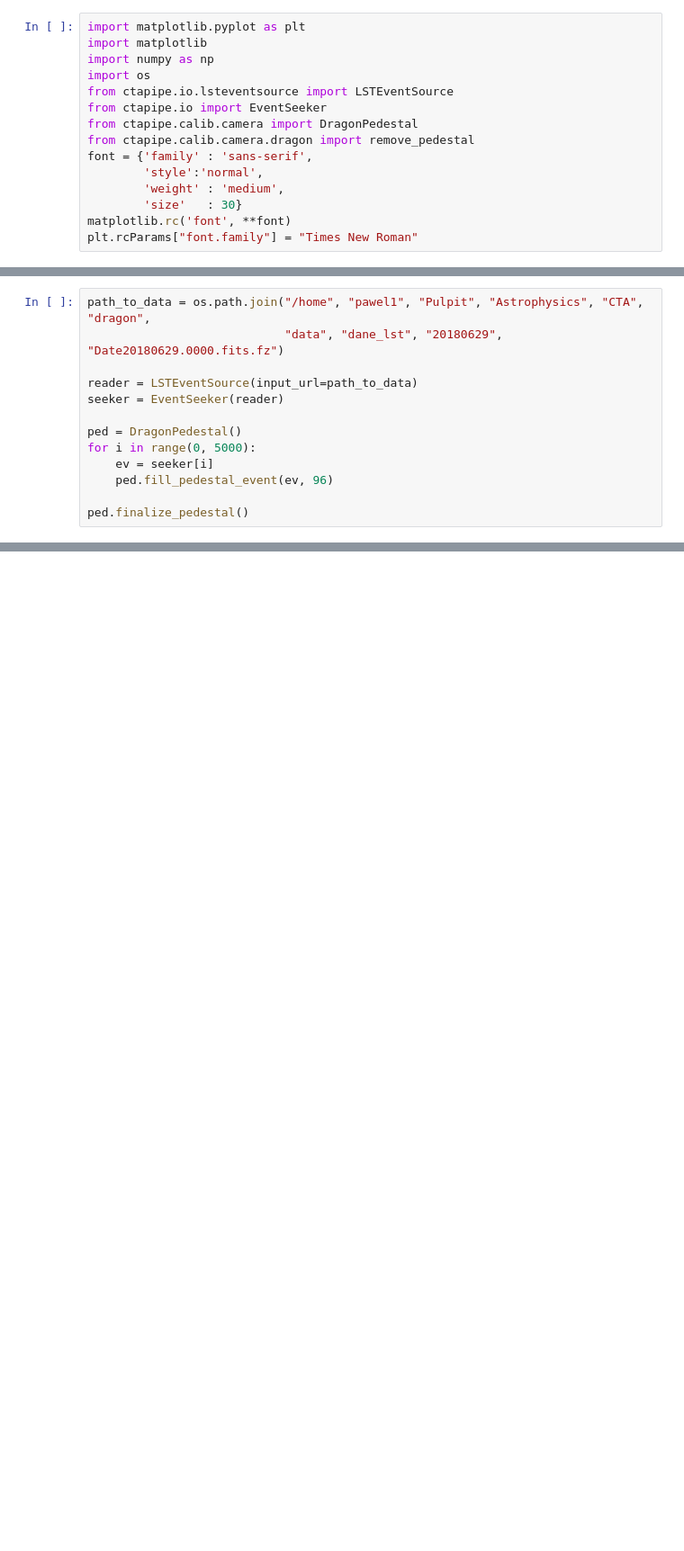
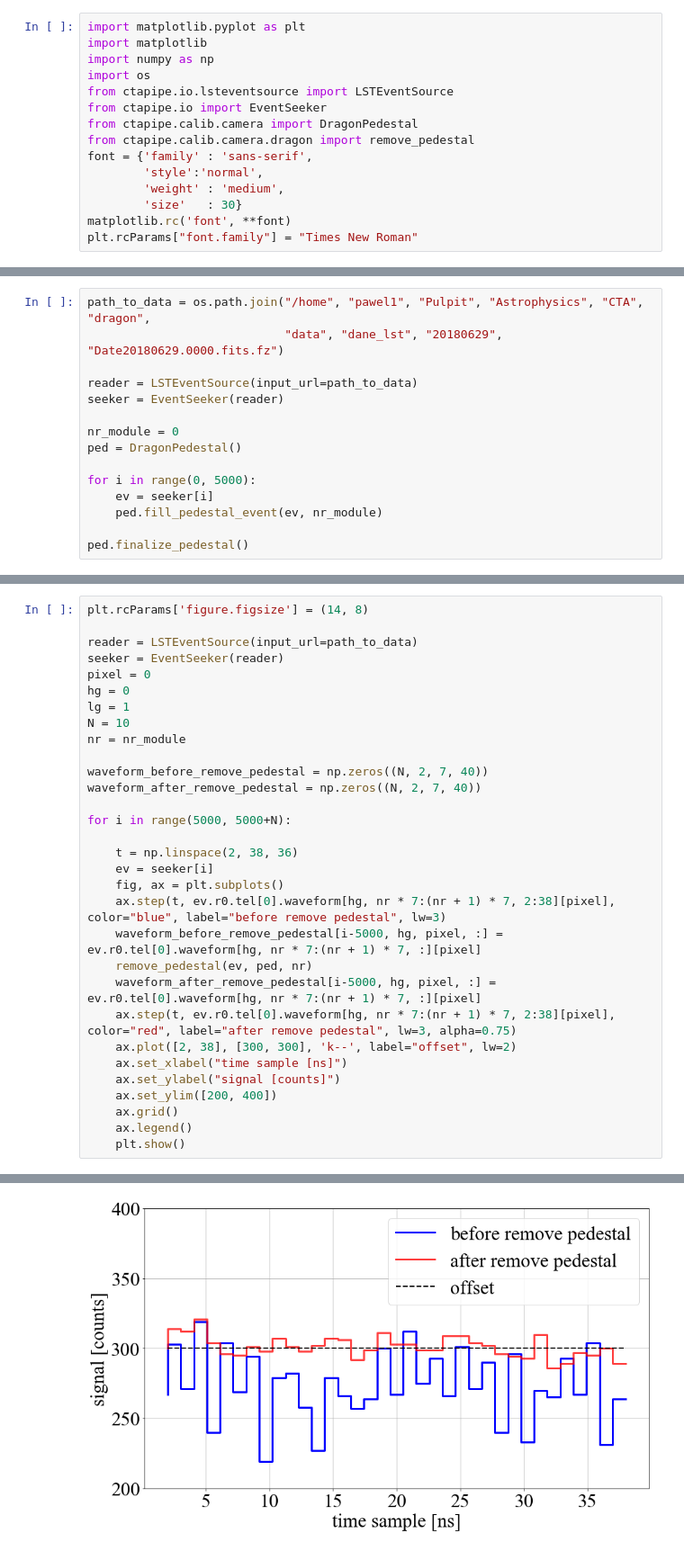
Before and after one commit to pawel21/ctapipe, a Jupyter notebook: examples/notebooks/remove_pedestal_data_20180629.ipynb, the cells around one changed output, grey strips where cells are left out. Shown at 90% size. Saved outputs shown, nothing was run; the diff lists cells and outputs as text; blank space fills up the shorter version.

```diff
--- a/examples/notebooks/remove_pedestal_data_20180629.ipynb
+++ b/examples/notebooks/remove_pedestal_data_20180629.ipynb
@@ -20,10 +22,12 @@ path_to_data = os.path.join("/home", "pawel1", "Pulpit", "Astrophysics", "CTA",
 reader = LSTEventSource(input_url=path_to_data)
 seeker = EventSeeker(reader)
 
+nr_module = 0
 ped = DragonPedestal()
+
 for i in range(0, 5000):
     ev = seeker[i]
-    ped.fill_pedestal_event(ev, 96)
+    ped.fill_pedestal_event(ev, nr_module)
 
 ped.finalize_pedestal()
 # %% [output]
@@ -33,0 +37,32 @@ WARNING:ctapipe.io.eventseeker.EventSeeker:Seeking to event by looping through e
+# %%
+plt.rcParams['figure.figsize'] = (14, 8)
+
+reader = LSTEventSource(input_url=path_to_data)
+seeker = EventSeeker(reader)
+pixel = 0
+hg = 0
+lg = 1
+N = 10
+nr = nr_module
+
+waveform_before_remove_pedestal = np.zeros((N, 2, 7, 40))
+waveform_after_remove_pedestal = np.zeros((N, 2, 7, 40))
+
+for i in range(5000, 5000+N):
+
+    t = np.linspace(2, 38, 36)
+    ev = seeker[i]
+    fig, ax = plt.subplots()
+    ax.step(t, ev.r0.tel[0].waveform[hg, nr * 7:(nr + 1) * 7, 2:38][pixel], color="blue", label="before remove pedestal", lw=3)
+    waveform_before_remove_pedestal[i-5000, hg, pixel, :] = ev.r0.tel[0].waveform[hg, nr * 7:(nr + 1) * 7, :][pixel]
+    remove_pedestal(ev, ped, nr)
+    waveform_after_remove_pedestal[i-5000, hg, pixel, :] = ev.r0.tel[0].waveform[hg, nr * 7:(nr + 1) * 7, :][pixel]
+    ax.step(t, ev.r0.tel[0].waveform[hg, nr * 7:(nr + 1) * 7, 2:38][pixel], color="red", label="after remove pedestal", lw=3, alpha=0.75)
+    ax.plot([2, 38], [300, 300], 'k--', label="offset", lw=2)
+    ax.set_xlabel("time sample [ns]")
+    ax.set_ylabel("signal [counts]")
+    ax.set_ylim([200, 400])
+    ax.grid()
+    ax.legend()
+    plt.show()
+# %% [output]
@@ -33,0 +73 @@ WARNING:ctapipe.io.eventseeker.EventSeeker:Seeking to event by looping through e
+[figure, added]
```
Also changed, not shown: parts of 18 cells of this notebook.
